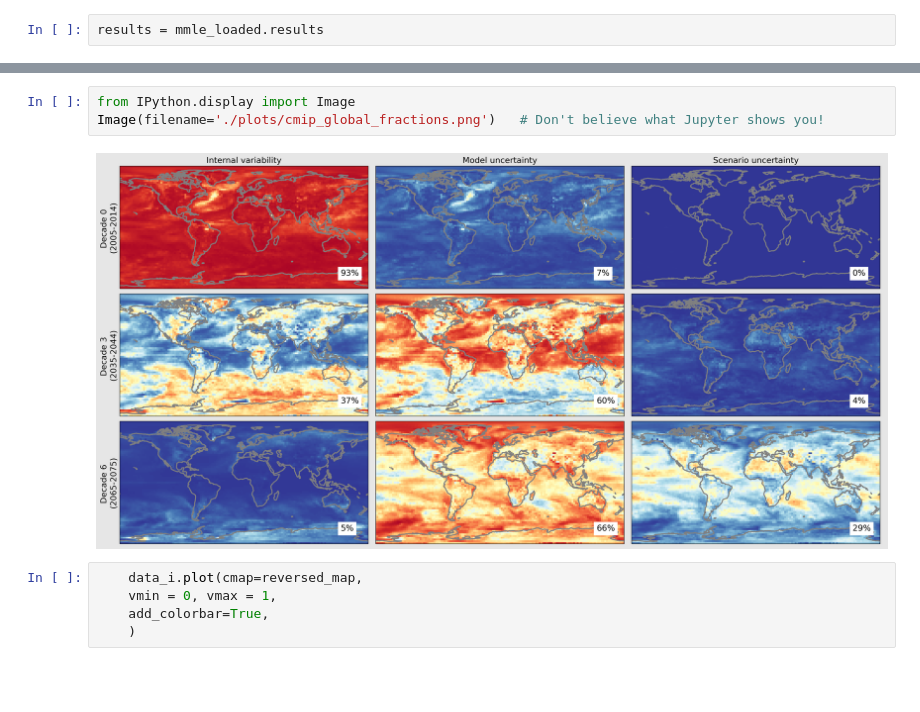
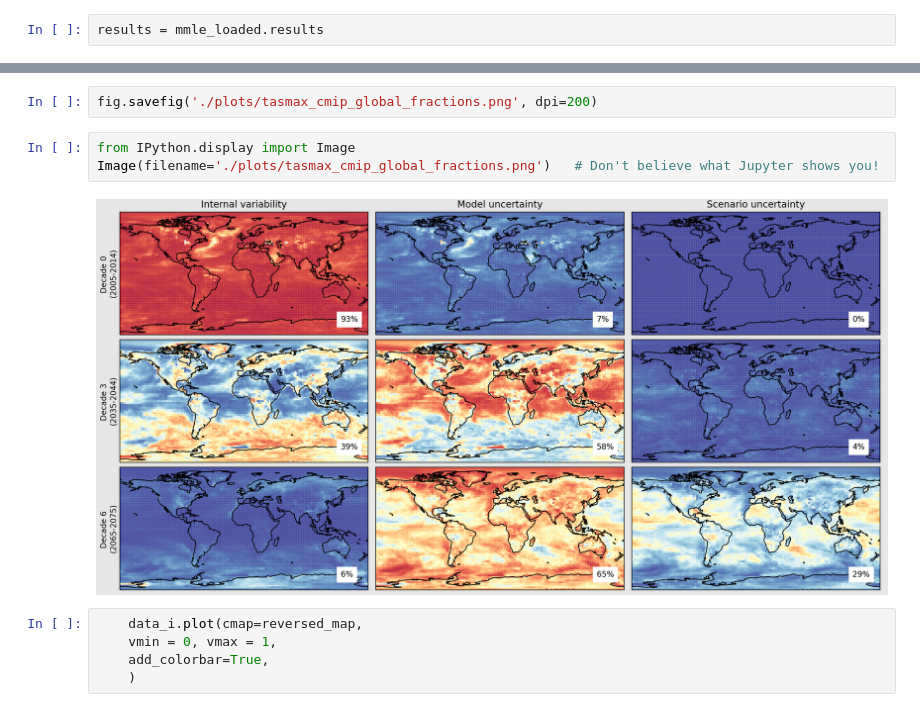
Before and after one commit to MackenzieBlanusa/InternalVariability, a Jupyter notebook: notebooks/CMIP_global_plots_carla-Stephan.ipynb, the cells around one changed output, grey strips where cells are left out. Drawn from its saved outputs; the diff is of its cells as text; blank space fills up the shorter version.

```diff
--- a/notebooks/CMIP_global_plots_carla-Stephan.ipynb
+++ b/notebooks/CMIP_global_plots_carla-Stephan.ipynb
@@ -211,8 +226,10 @@ fig.savefig('./plots/cmip_global_fractions.png', dpi=200)
+# %%
+fig.savefig('./plots/tasmax_cmip_global_fractions.png', dpi=200)
 # %%
 from IPython.display import Image
-Image(filename='./plots/cmip_global_fractions.png')   # Don't believe what Jupyter shows you!
+Image(filename='./plots/tasmax_cmip_global_fractions.png')   # Don't believe what Jupyter shows you!
 # %% [output]
-[figure, old version]
+[figure, new version]
 # %%
     data_i.plot(cmap=reversed_map,
     vmin = 0, vmax = 1,
```
Also changed, not shown: parts of 12 cells of this notebook.
